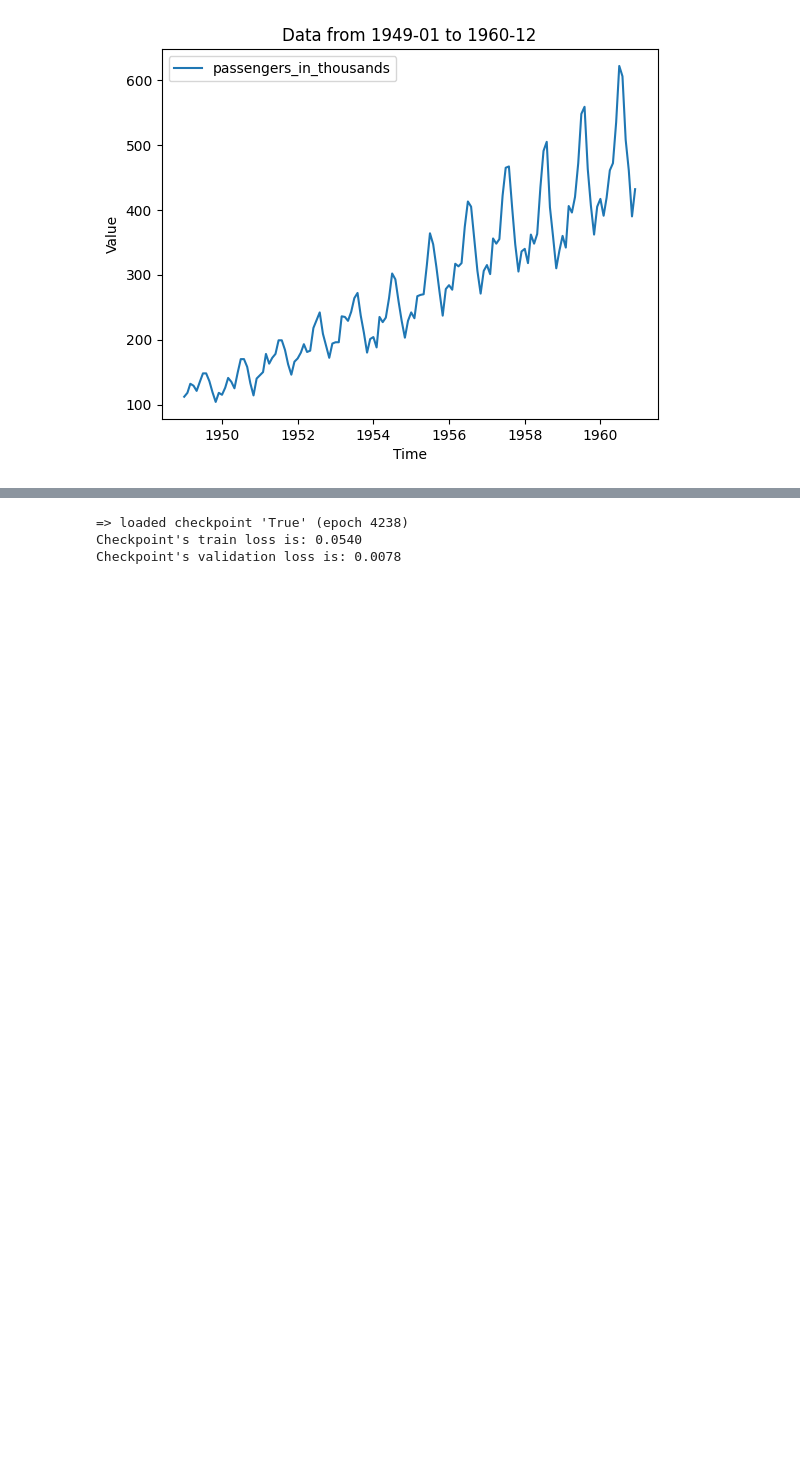
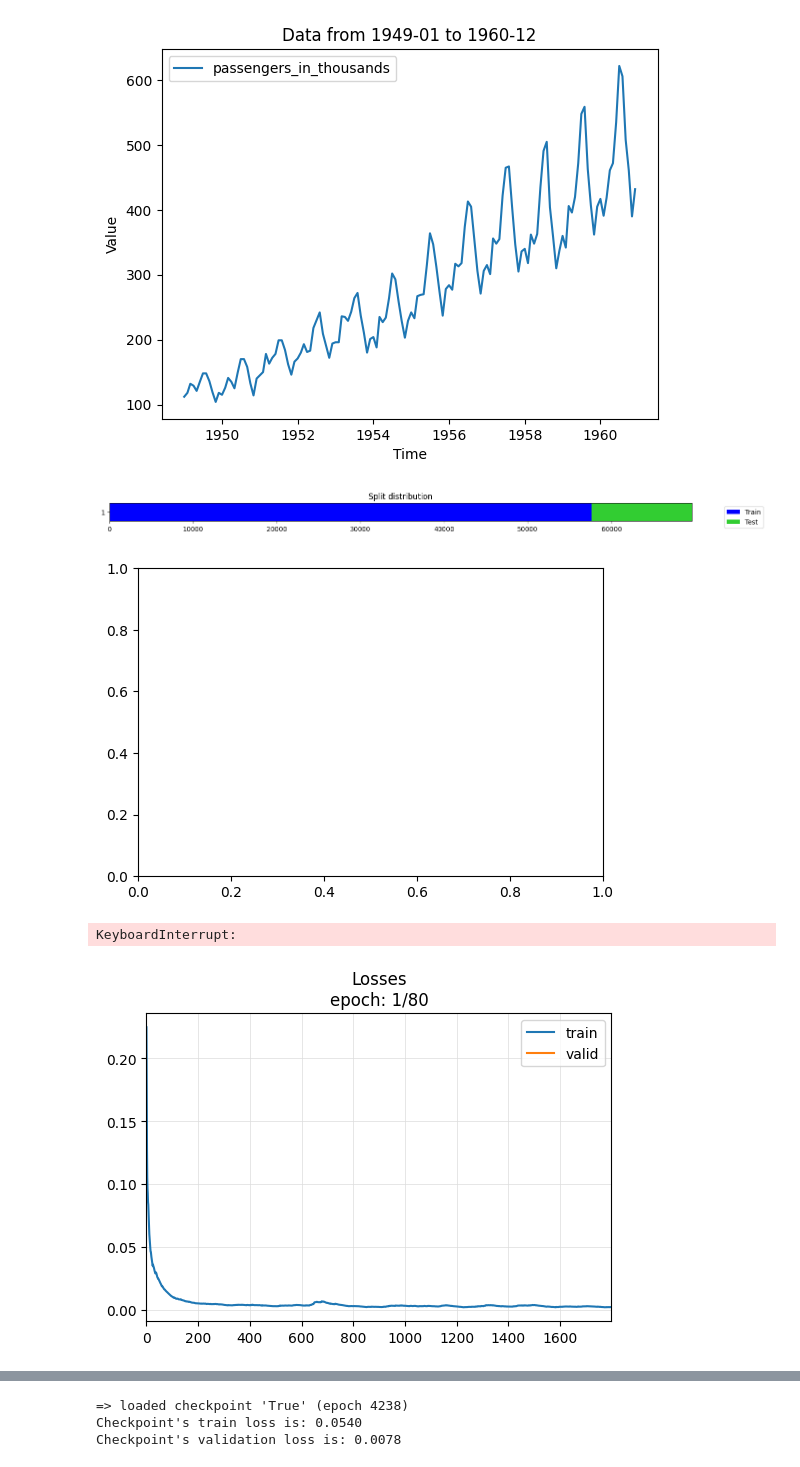
Before and after one commit to ginofft/TimeSeriesAnalysis, a Jupyter notebook: playground.ipynb, the cells around one changed output, grey strips where cells are left out. Saved outputs shown, nothing was run; the diff lists cells and outputs as text; code cells hidden in the pictures; blank space fills up the shorter version.

```diff
--- a/playground.ipynb
+++ b/playground.ipynb
@@ -28,3 +28,24 @@ def plot_csv_by_time(csv_path, start_time, end_time):
 plot_csv_by_time('data/airline/airline.csv', '1949-01', '1960-12')
 # %% [output]
 [figure]
+# %%
+from tsai.basics import *
+import pandas as pd
+
+df = pd.read_csv('data/ETTm1/ETTm1.csv')
+df = df['OT']
+df = (df - df.min())/(df.max() - df.min())
+ts = df.values.astype(float)
+
+X, y = SlidingWindow(72, horizon=1)(ts)
+splits = TimeSplitter(12000)(y)
+tfms = [None, TSForecasting()]
+batch_tfms = TSStandardize()
+fcst = TSForecaster(X, y, splits=splits, path='models', tfms=tfms, batch_tfms=batch_tfms, bs=32, arch="TSTPlus", metrics=mae, cbs=ShowGraph())
+fcst.fit_one_cycle(80, 1e-3)
+fcst.export("fcst.pkl")
+# %% [output]
+[figure, added]
+[figure, added]
+KeyboardInterrupt:
+[figure, added]
```
Also changed, not shown: parts of 17 cells of this notebook, 10 other files.
